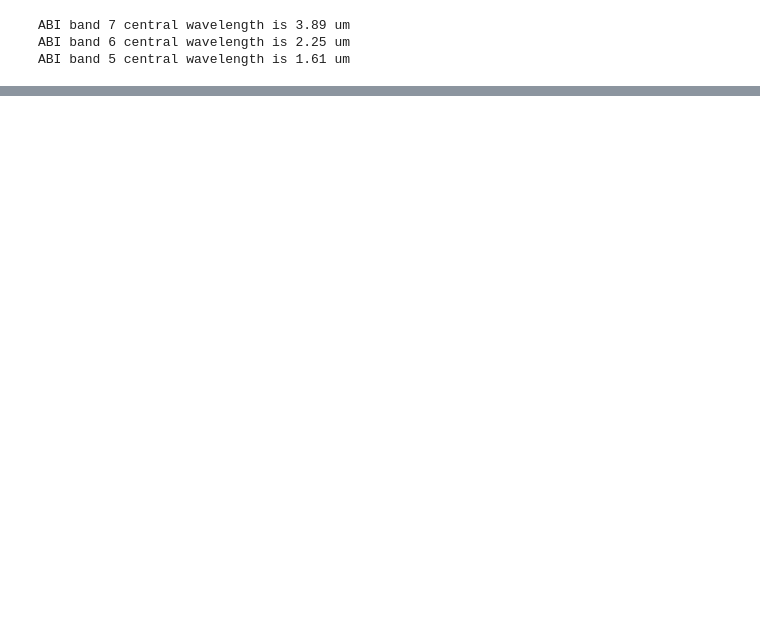
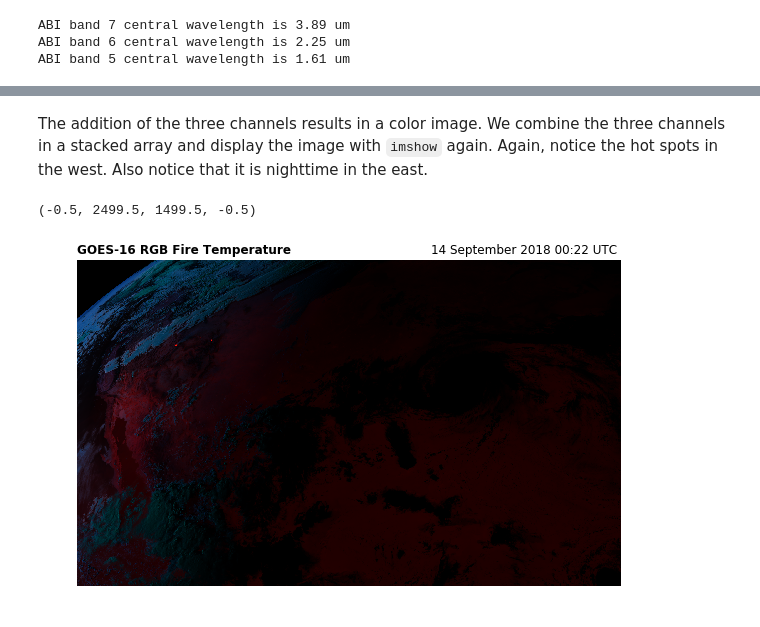
Before and after one commit to blaylockbk/pyBKB_v3, a Jupyter notebook: BB_GOES/mapping_GOES16_FireTemperature.ipynb, the cells around one changed output, grey strips where cells are left out. Cells and saved outputs as stored; diff of their text form; code cells hidden in the pictures; blank space fills up the shorter version.

```diff
--- a/BB_GOES/mapping_GOES16_FireTemperature.ipynb
+++ b/BB_GOES/mapping_GOES16_FireTemperature.ipynb
@@ -123,0 +149,3 @@ ABI band 5 central wavelength is 1.61 um
+# %%
+# The final RGB array :)
+RGB = np.dstack([R, G, B])
@@ -123,0 +175,13 @@ ABI band 5 central wavelength is 1.61 um
+# %% [markdown]
+The addition of the three channels results in a color image. We combine the three channels in a stacked array and display the image with `imshow` again. Again, notice the hot spots in the west. Also notice that it is nighttime in the east.
+# %%
+fig, (ax1) = plt.subplots(1,1, figsize=(16,6))
+
+# The RGB using the raw veggie band
+ax1.imshow(RGB)
+ax1.set_title('GOES-16 RGB Fire Temperature', fontweight='semibold', loc='left', fontsize=12);
+ax1.set_title('%s' % scan_start.strftime('%d %B %Y %H:%M UTC '), loc='right');
+ax1.axis('off')
+# %% [output]
+(-0.5, 2499.5, 1499.5, -0.5)
+[figure, added]
```
Also changed, not shown: parts of 34 cells of this notebook.
